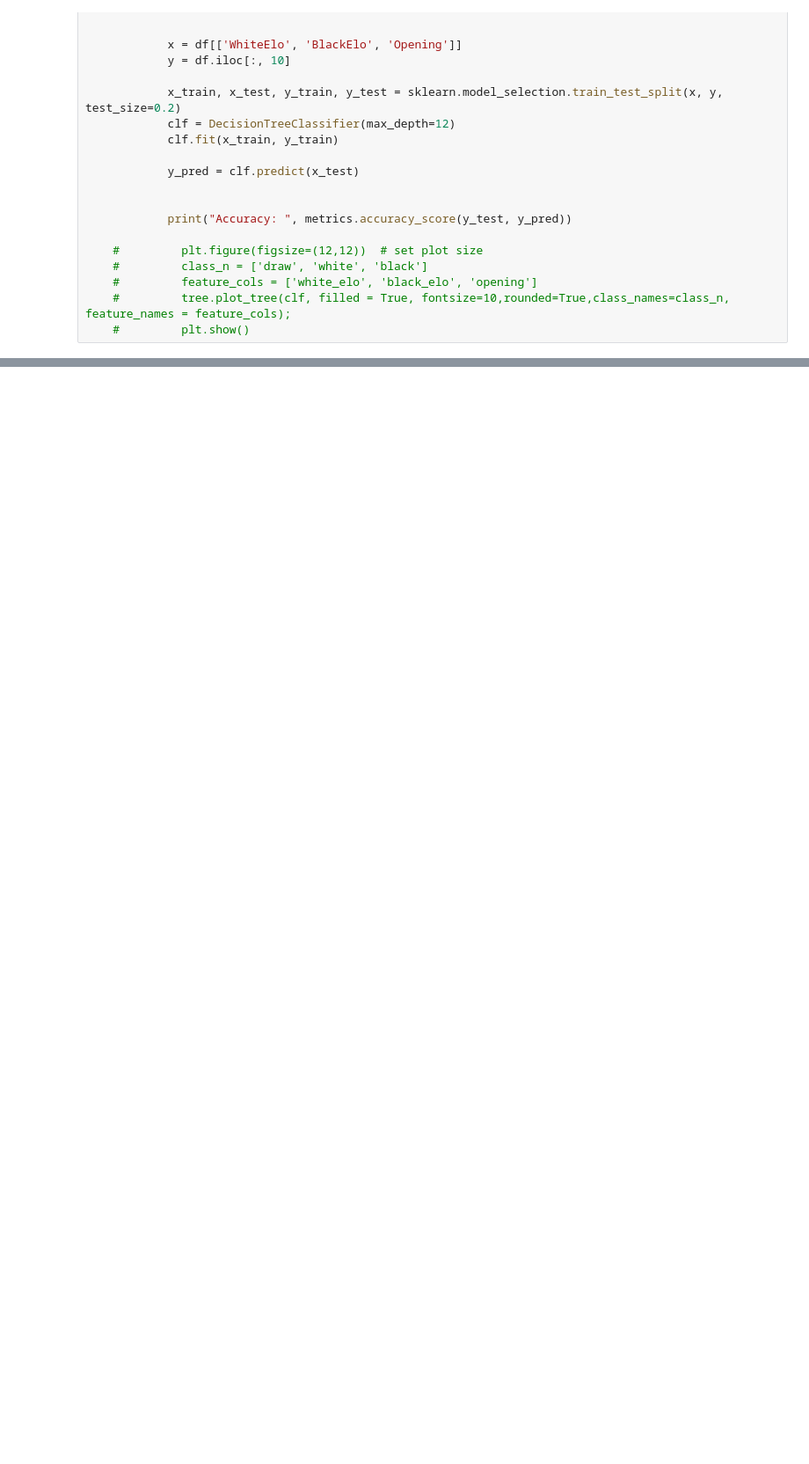
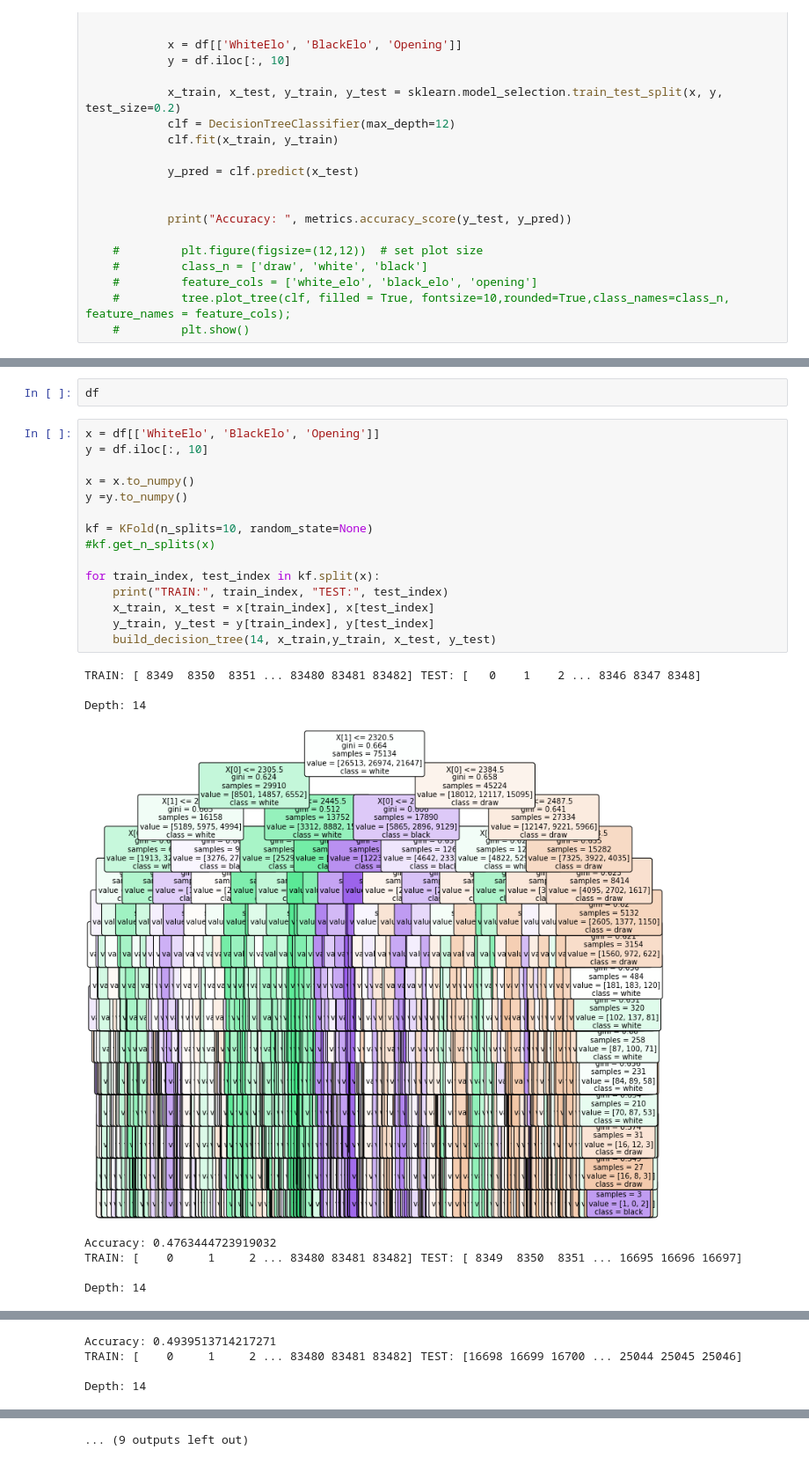
Before and after one commit to nidhi-tholar/255_Team_11, a Jupyter notebook: decision_tree.ipynb, the cells around one changed output, grey strips where cells are left out. Shown at 88% size. Cells and saved outputs as stored; diff of their text form; blank space fills up the shorter version.

```diff
--- a/decision_tree.ipynb
+++ b/decision_tree.ipynb
@@ -199,0 +178,26 @@ def build_decision_tree_for_firstXmoves(x):
+# %%
+df
+# %%
+x = df[['WhiteElo', 'BlackElo', 'Opening']]
+y = df.iloc[:, 10]
+
+x = x.to_numpy()
+y =y.to_numpy()
+
+kf = KFold(n_splits=10, random_state=None)
+#kf.get_n_splits(x)
+
+for train_index, test_index in kf.split(x):
+    print("TRAIN:", train_index, "TEST:", test_index)
+    x_train, x_test = x[train_index], x[test_index]
+    y_train, y_test = y[train_index], y[test_index]
+    build_decision_tree(14, x_train,y_train, x_test, y_test)
+# %% [output]
+TRAIN: [ 8349  8350  8351 ... 83480 83481 83482] TEST: [   0    1    2 ... 8346 8347 8348]
+
+Depth: 14
+[figure, added]
+Accuracy: 0.4763444723919032
+TRAIN: [    0     1     2 ... 83480 83481 83482] TEST: [ 8349  8350  8351 ... 16695 16696 16697]
+
+Depth: 14
@@ -199,0 +205,4 @@ def build_decision_tree_for_firstXmoves(x):
+Accuracy: 0.4939513714217271
+TRAIN: [    0     1     2 ... 83480 83481 83482] TEST: [16698 16699 16700 ... 25044 25045 25046]
+
+Depth: 14
@@ -199,0 +225 @@ def build_decision_tree_for_firstXmoves(x):
+... (9 outputs left out)
```
Also changed, not shown: parts of 11 cells of this notebook, 2 other files.
